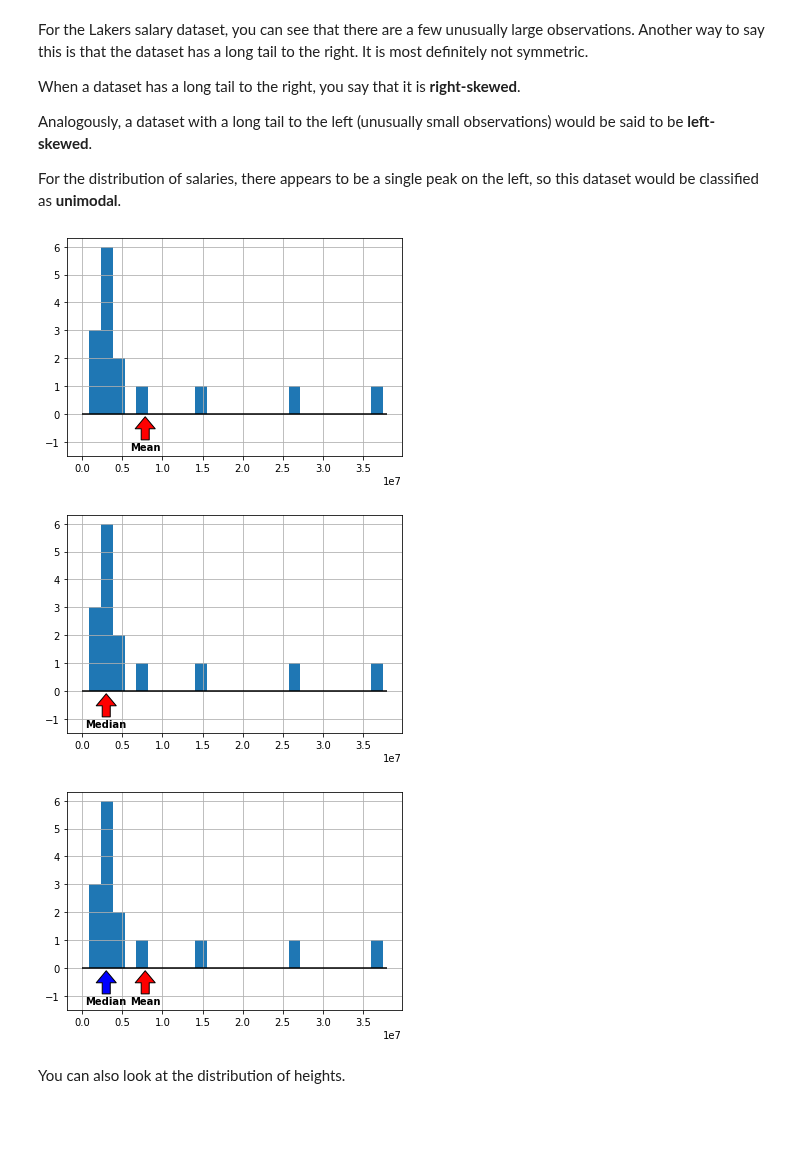
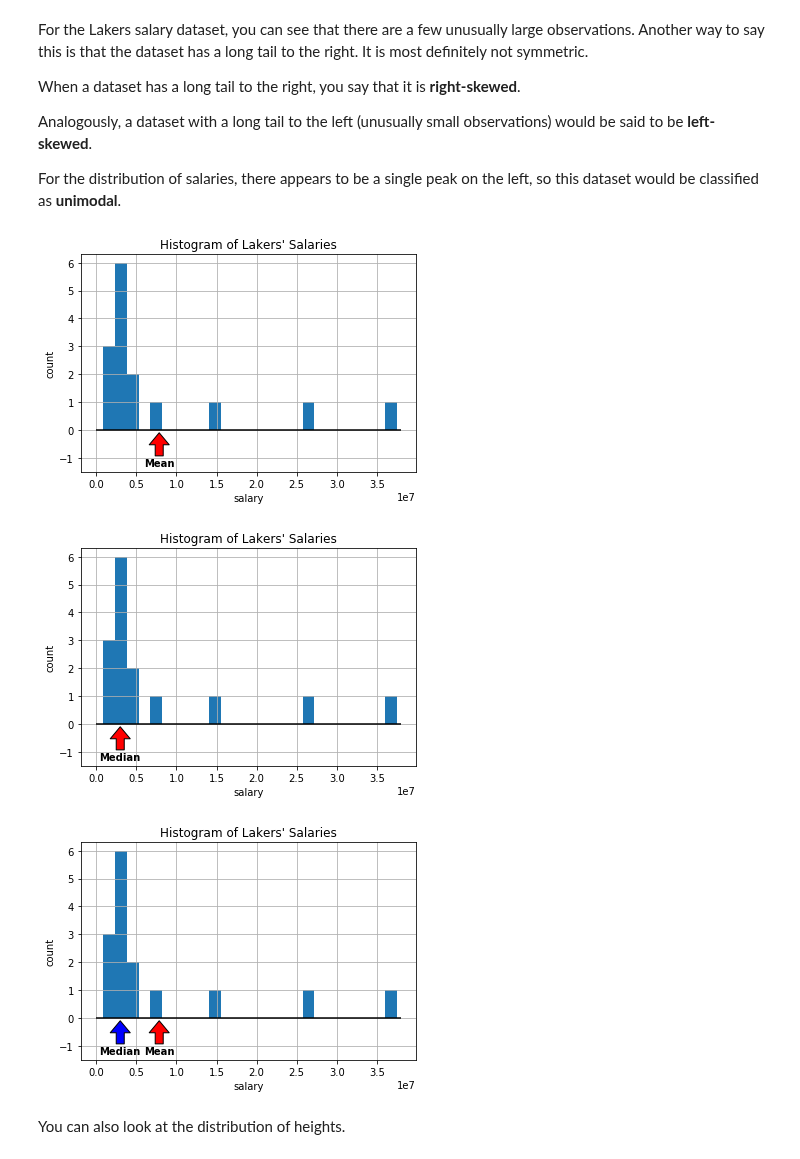
Before and after one commit to NSS-Data-Instructional-Stuff/stats-for-data-science, a Jupyter notebook: notebooks/01_Exploratory_Data_Analysis_Part_1_Single_Variable.ipynb, the cells around one changed output. Cells and saved outputs as stored; diff of their text form; code cells hidden in the pictures; blank space fills up the shorter version.

```diff
--- a/notebooks/01_Exploratory_Data_Analysis_Part_1_Single_Variable.ipynb
+++ b/notebooks/01_Exploratory_Data_Analysis_Part_1_Single_Variable.ipynb
@@ -229,29 +235,38 @@ Analogously, a dataset with a long tail to the left (unusually small observation
 For the distribution of salaries, there appears to be a single peak on the left, so this dataset would be classified as **unimodal**.
 # %%
 lakers.salary.hist(bins = 25)
-plt.hlines(y = 0, xmin = 0, xmax = lakers.salary.max() + 500000)
+plt.hlines(y = 0, xmin = 0, xmax = lakers['salary'].max() + 500000)
 plt.annotate(s = 'Mean', ha = 'center', va = 'top', fontweight = 'bold',
-             xy = (lakers.salary.mean(), -.1), xytext = (lakers.salary.mean(), -1), arrowprops=dict(width = 8, headwidth = 20, facecolor = 'red'))
-plt.ylim(-1.5, 6.3);
+             xy = (lakers['salary'].mean(), -.1), xytext = (lakers['salary'].mean(), -1), arrowprops=dict(width = 8, headwidth = 20, facecolor = 'red'))
+plt.ylim(-1.5, 6.3)
+plt.xlabel('salary')
+plt.ylabel('count')
+plt.title('Histogram of Lakers\' Salaries');
 # %% [output]
-[figure, old version]
+[figure, new version]
 # %%
-lakers.salary.hist(bins = 25)
+lakers['salary'].hist(bins = 25)
 plt.hlines(y = 0, xmin = 0, xmax = lakers.salary.max() + 500000)
 plt.annotate(s = 'Median', ha = 'center', va = 'top', fontweight = 'bold',
-             xy = (lakers.salary.median(), -.1), xytext = (lakers.salary.median(), -1), arrowprops=dict(width = 8, headwidth = 20, facecolor = 'red'))
-plt.ylim(-1.5, 6.3);
+             xy = (lakers['salary'].median(), -.1), xytext = (lakers['salary'].median(), -1), arrowprops=dict(width = 8, headwidth = 20, facecolor = 'red'))
+plt.ylim(-1.5, 6.3)
+plt.xlabel('salary')
+plt.ylabel('count')
+plt.title('Histogram of Lakers\' Salaries');
 # %% [output]
-[figure, old version]
+[figure, new version]
 # %%
 lakers.salary.hist(bins = 25)
-plt.hlines(y = 0, xmin = 0, xmax = lakers.salary.max() + 500000)
+plt.hlines(y = 0, xmin = 0, xmax = lakers['salary'].max() + 500000)
 plt.annotate(s = 'Mean', ha = 'center', va = 'top', fontweight = 'bold',
-             xy = (lakers.salary.mean(), -.1), xytext = (lakers.salary.mean(), -1), arrowprops=dict(width = 8, headwidth = 20, facecolor = 'red'))
+             xy = (lakers['salary'].mean(), -.1), xytext = (lakers['salary'].mean(), -1), arrowprops=dict(width = 8, headwidth = 20, facecolor = 'red'))
 plt.annotate(s = 'Median', ha = 'center', va = 'top', fontweight = 'bold',
-             xy = (lakers.salary.median(), -.1), xytext = (lakers.salary.median(), -1), arrowprops=dict(width = 8, headwidth = 20, facecolor = 'blue'))
-plt.ylim(-1.5, 6.3);
+             xy = (lakers['salary'].median(), -.1), xytext = (lakers['salary'].median(), -1), arrowprops=dict(width = 8, headwidth = 20, facecolor = 'blue'))
+plt.ylim(-1.5, 6.3)
+plt.xlabel('salary')
+plt.ylabel('count')
+plt.title('Histogram of Lakers\' Salaries');
 # %% [output]
-[figure, old version]
+[figure, new version]
 # %% [markdown]
 You can also look at the distribution of heights.
```
Also changed, not shown: parts of 86 cells of this notebook, 1 other file.
